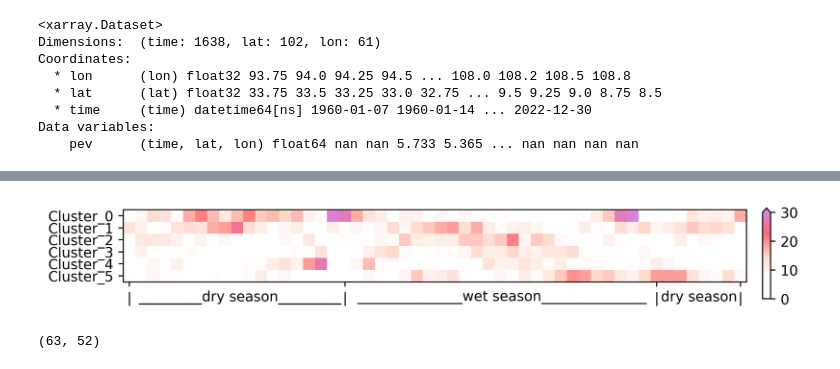
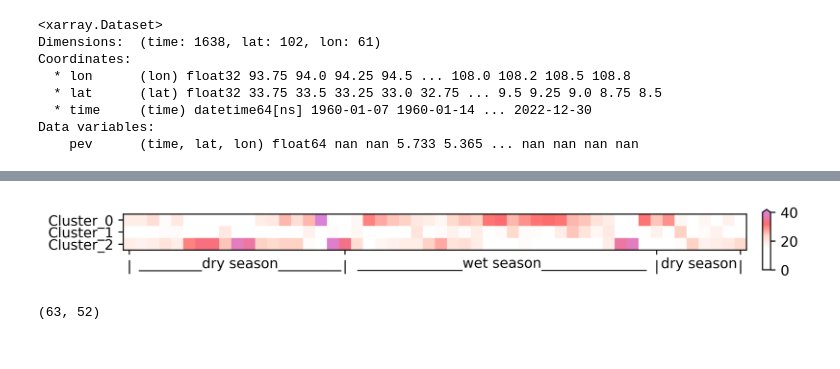
Before and after one commit to Gong001/flash_drought, a Jupyter notebook: SPEI_flash_drought_SOM (1).ipynb, the cells around one changed output, grey strips where cells are left out. Drawn from its saved outputs; the diff is of its cells as text; code cells hidden in the pictures.

```diff
--- a/SPEI_flash_drought_SOM (1).ipynb
+++ b/SPEI_flash_drought_SOM (1).ipynb
@@ -384,5 +384,5 @@ plt.show()
 # %%
-num = 6
+num = 3
 som = mySOM(m=num, n=1, dim=1336)
 som.fit(spei_SOM)
 predictions = som.predict(spei_SOM)
@@ -473,11 +469,11 @@ spei5_0 = np.where(np.nanmean(spei5,axis=0)>0, np.nan, np.nanmean(spei5,axis=0))
 # %%
 import matplotlib.pyplot as plt
 
-fig, ax = plt.subplots(2, 3, figsize=(6, 5), dpi=500)
+fig, ax = plt.subplots(1, 3, figsize=(6, 2.5), dpi=500)
 images = []
 
-namessperc_on = ['cluster0', 'cluster1', 'cluster2', 'cluster3', 'cluster4','cluster5']
-cluster_spei_0 = [spei0_0,spei1_0,spei2_0,spei3_0,spei4_0,spei5_0]
+namessperc_on = ['cluster0', 'cluster1', 'cluster2',]
+cluster_spei_0 = [spei0_0,spei1_0,spei2_0]
 
 for i, (qt, subplot, name) in enumerate(zip(cluster_spei_0, ax.flat, namessperc_on)):
     im = subplot.imshow(qt, cmap=cmap5.reversed(), interpolation='nearest',vmin=-1,vmax=1)
@@ -485,7 +481,7 @@ for i, (qt, subplot, name) in enumerate(zip(cluster_spei_0, ax.flat, namessperc_
     subplot.set_xticks([])
     subplot.set_yticks([])
     subplot.set_frame_on(False)
-    ax[-1, -1].axis('off')
+    ax[-1,].axis('off')
     subplot.set_title(name)
 
 cax = fig.add_axes([0.95, 0.15, 0.02, 0.68])
@@ -526,10 +522,3 @@ sst_m = np.nanmean(sst,axis=0)
 gph_m = np.nanmean(gph,axis=0)
 nf_m = np.nanmean(nf,axis=0)
 ef_m = np.nanmean(ef,axis=0)
-# %%
-names = locals()
-for i in range(0,6):
-    names['sst'+str(i)]=np.nanmean(sst[df[df['pred_result']==i].index.tolist()],axis=0) - sst_m
-    names['gph'+str(i)]=np.nanmean(gph[df[df['pred_result']==i].index.tolist()],axis=0) - gph_m
-    names['nf'+str(i)]=np.nanmean(nf[df[df['pred_result']==i].index.tolist()],axis=0) - nf_m
-    names['ef'+str(i)]=np.nanmean(ef[df[df['pred_result']==i].index.tolist()],axis=0) - ef_m
@@ -607,32 +625,32 @@ cluster_week = cluster_year.transpose(1,0)
 
 clu_we = []
 for i in range(0,52):
-    for j in range(0,6):
+    for j in range(0,3):
         clu_we.append(np.count_nonzero(cluster_week[i]==j))
 
-clu_we = np.array(clu_we).reshape(52,6).transpose(1,0)
+clu_we = np.array(clu_we).reshape(52,3).transpose(1,0)
 # %%
 clist6=['#ffffff','#ffffff','#ffd9cc','#fe6d6d','#da82d7']
 cmap6 = LinearSegmentedColormap.from_list('chaos',clist6)
 
 fig, ax = plt.subplots( figsize=(8,5), dpi=500)
-im = ax.imshow(clu_we, cmap=cmap6,vmax=30)
-cax = fig.add_axes([0.92, 0.39, 0.01, 0.18])
+im = ax.imshow(clu_we, cmap=cmap6,vmax=40)
+cax = fig.add_axes([0.92, 0.42, 0.01, 0.12])
 cbar = plt.colorbar(im, cax=cax, extend='max')
-cbar.set_ticks([0,10,20,30])
-cbar.set_ticklabels(['0','10','20','30',])
+cbar.set_ticks([0,20,40])
+cbar.set_ticklabels(['0','20','40',])
 
 ax.set_xticks([0,18,44,51])
 ax.set_xticklabels(['|', '|','|','|',])
 
-ax.set_yticks([0,1,2,3,4,5])
-ax.set_yticklabels(['Cluster_0', 'Cluster_1','Cluster_2','Cluster_3','Cluster_4','Cluster_5',])
-ax.text(0.35, -0.12, '_________dry season_________', ha='right', va='top', transform=ax.transAxes)
-ax.text(0.84, -0.12, '_______________wet season_______________', ha='right', va='top', transform=ax.transAxes)
-ax.text(0.985, -0.12, 'dry season', ha='right', va='top', transform=ax.transAxes)
+ax.set_yticks([0,1,2])
+ax.set_yticklabels(['Cluster_0', 'Cluster_1','Cluster_2'])
+ax.text(0.35, -0.2, '_________dry season_________', ha='right', va='top', transform=ax.transAxes)
+ax.text(0.84, -0.2, '_______________wet season_______________', ha='right', va='top', transform=ax.transAxes)
+ax.text(0.985, -0.2, 'dry season', ha='right', va='top', transform=ax.transAxes)
 plt.show()
 # %% [output]
-[figure, old version]
+[figure, new version]
 # %%
 cluster_year.shape
 # %% [output]
```
Also changed, not shown: parts of 15 cells of this notebook.
